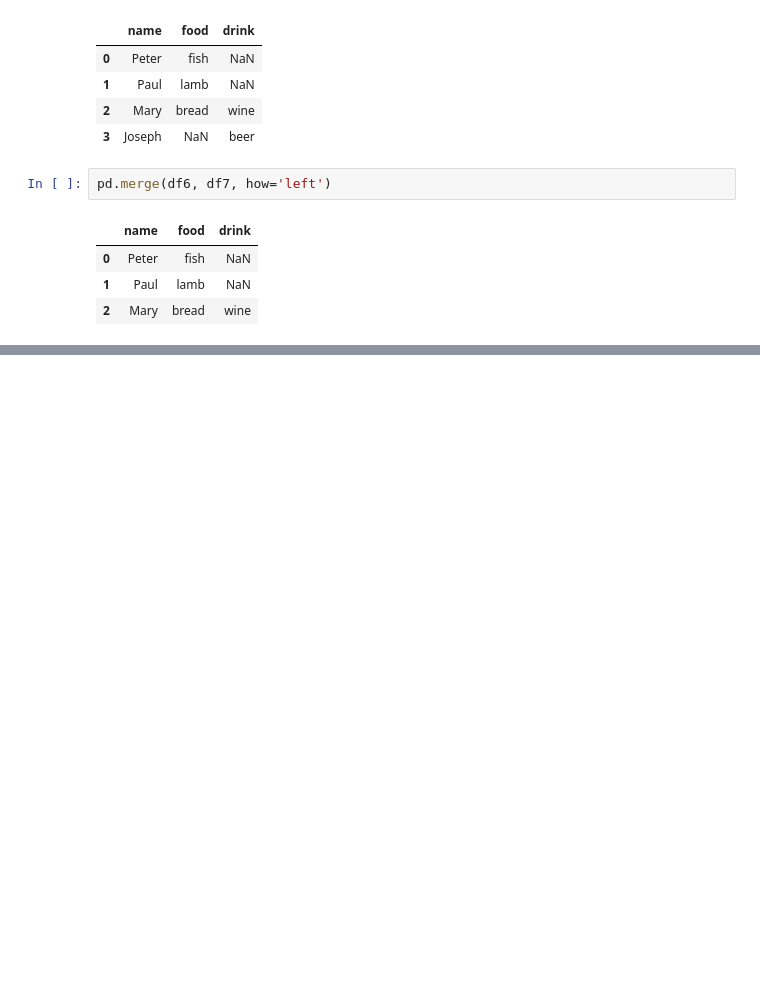
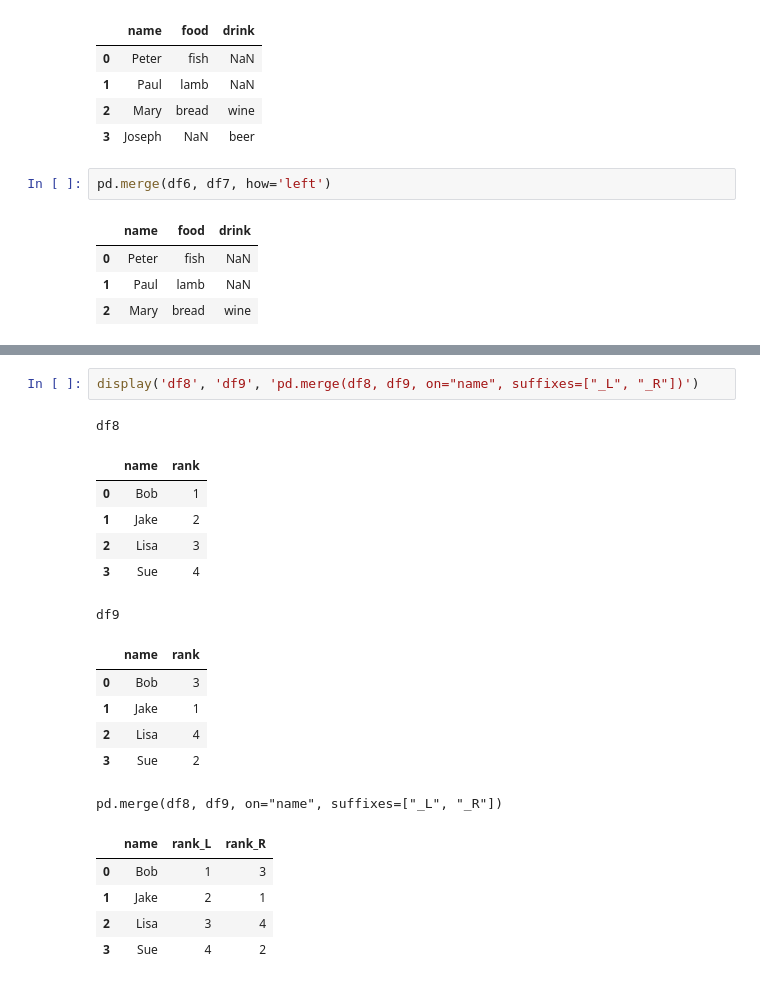
Before and after one commit to lekum/python-data-science-handbook, a Jupyter notebook: chapter_4/dataframes/merge_and_join.ipynb, the cells around one changed output, grey strips where cells are left out. Saved outputs shown, nothing was run; the diff lists cells and outputs as text; blank space fills up the shorter version.

```diff
--- a/chapter_4/dataframes/merge_and_join.ipynb
+++ b/chapter_4/dataframes/merge_and_join.ipynb
@@ -207,0 +233,21 @@ pd.merge(df6, df7, how='left')
+# %%
+display('df8', 'df9', 'pd.merge(df8, df9, on="name", suffixes=["_L", "_R"])')
+# %% [output]
+df8
+|  | name | rank |
+| 0 | Bob | 1 |
+| 1 | Jake | 2 |
+| 2 | Lisa | 3 |
+| 3 | Sue | 4 |
+df9
+|  | name | rank |
+| 0 | Bob | 3 |
+| 1 | Jake | 1 |
+| 2 | Lisa | 4 |
+| 3 | Sue | 2 |
+pd.merge(df8, df9, on="name", suffixes=["_L", "_R"])
+|  | name | rank_L | rank_R |
+| 0 | Bob | 1 | 3 |
+| 1 | Jake | 2 | 1 |
+| 2 | Lisa | 3 | 4 |
+| 3 | Sue | 4 | 2 |
```
Also changed, not shown: parts of 1 cell of this notebook.
